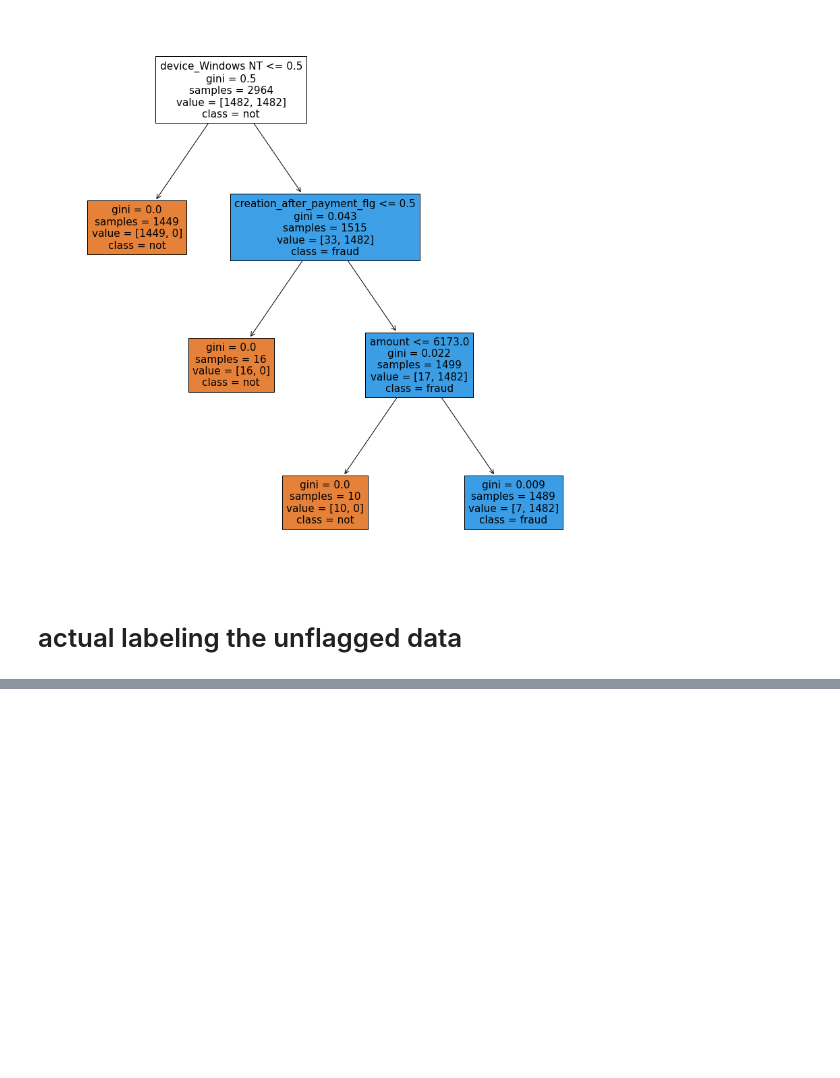
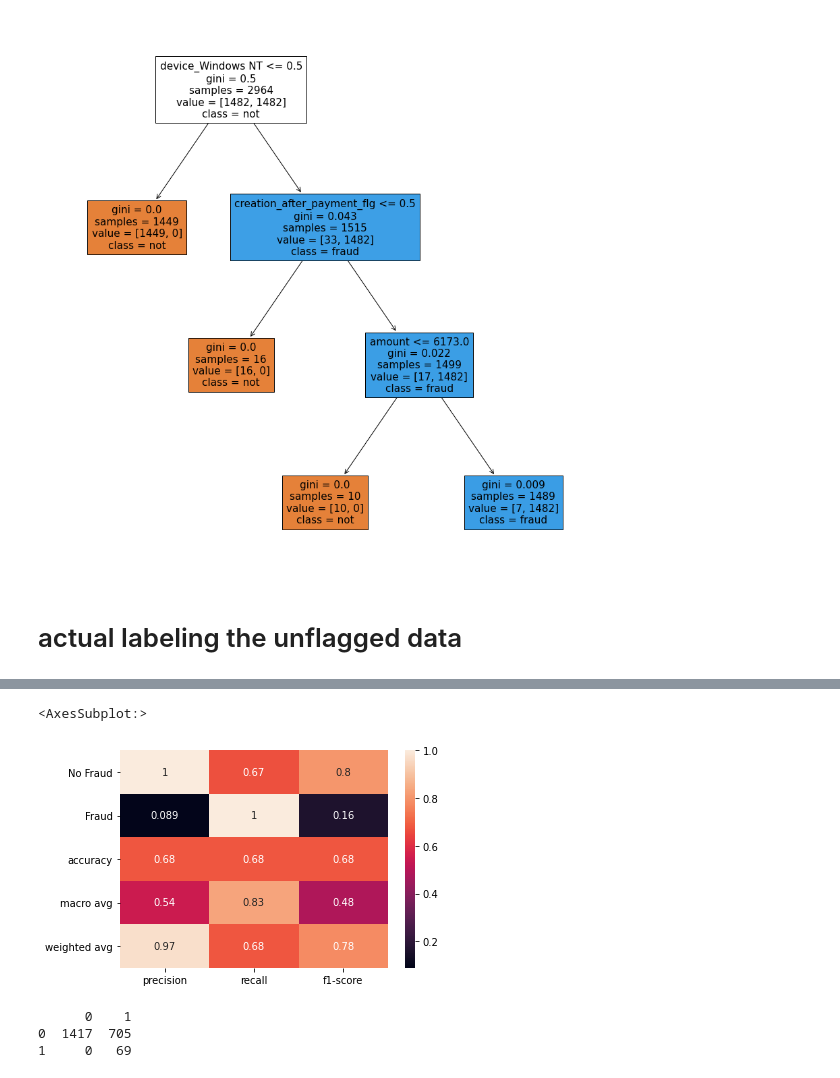
Before and after one commit to erniechen30825/fraud_detection, a Jupyter notebook: modeling.ipynb, the cells around one changed output, grey strips where cells are left out. Saved outputs shown, nothing was run; the diff lists cells and outputs as text; code cells hidden in the pictures; blank space fills up the shorter version.

```diff
--- a/modeling.ipynb
+++ b/modeling.ipynb
@@ -200,7 +200,7 @@ log_pred = log_reg.predict(X_valid)
 knearest_pred = knears_neighbors.predict(X_valid)
 tree_pred = tree_clf.predict(X_valid)
 # %%
-labels = ["Fraud", "No Fraud"]
+labels = ["No Fraud", "Fraud"]
 print(classification_report(y_valid,log_pred, target_names=labels))
 # %% [output]
               precision    recall  f1-score   support
@@ -261,0 +265,2 @@ plt.hist(test_df["log_pred"])
+# %%
+train_df["pred_defined"] = train_df["creation_after_payment_flg"]
@@ -261,0 +279,17 @@ plt.hist(test_df["log_pred"])
+# %%
+report = pd.DataFrame( classification_report(train_df["fraud_flag"], train_df["pred_defined"], target_names=labels,output_dict=True))
+# %%
+sns.heatmap(pd.DataFrame(report).iloc[:-1, :].T, annot=True)
+# %% [output]
+<AxesSubplot:>
+[figure, added]
+# %%
+from sklearn.metrics import confusion_matrix
+
+
+confusion = pd.DataFrame(confusion_matrix(train_df["fraud_flag"], train_df["pred_defined"]))
+print(confusion)
+# %% [output]
+      0    1
+0  1417  705
+1     0   69
```
Also changed, not shown: parts of 14 cells of this notebook, 9 other files.
